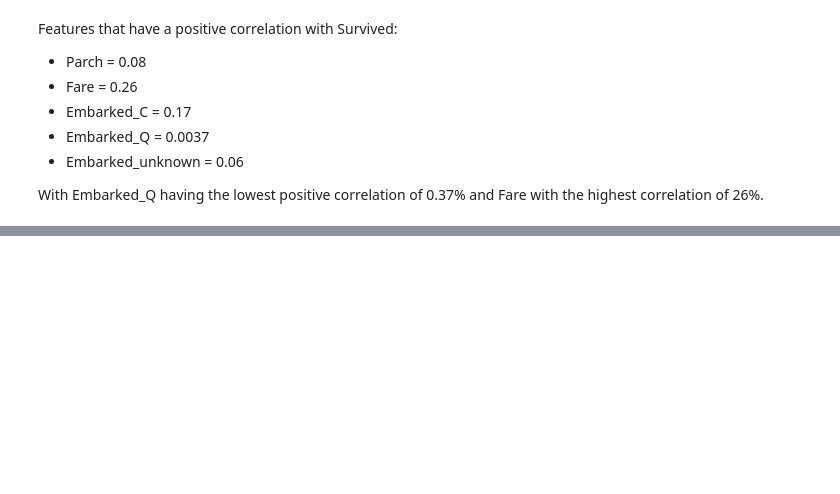
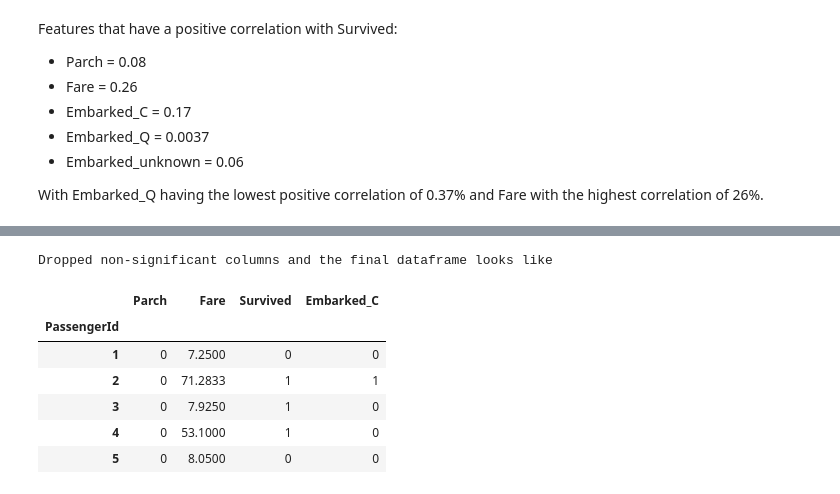
Before and after one commit to Andy-Nkumane/Titanic-Logistic_Regression, a Jupyter notebook: Titanic-Logistic_Regression.ipynb, the cells around one changed output, grey strips where cells are left out. Drawn from its saved outputs; the diff is of its cells as text; code cells hidden in the pictures; blank space fills up the shorter version.

```diff
--- a/Titanic-Logistic_Regression.ipynb
+++ b/Titanic-Logistic_Regression.ipynb
@@ -250,0 +281,12 @@ With Embarked_Q having the lowest positive correlation of 0.37% and Fare with th
+# %%
+print('Dropped non-significant columns and the final dataframe looks like')
+titanic_final.head()
+# %% [output]
+Dropped non-significant columns and the final dataframe looks like
+|  | Parch | Fare | Survived | Embarked_C |
+| PassengerId |  |  |  |  |
+| 1 | 0 | 7.2500 | 0 | 0 |
+| 2 | 0 | 71.2833 | 1 | 1 |
+| 3 | 0 | 7.9250 | 1 | 0 |
+| 4 | 0 | 53.1000 | 1 | 0 |
+| 5 | 0 | 8.0500 | 0 | 0 |
```
Also changed, not shown: parts of 4 cells of this notebook.
